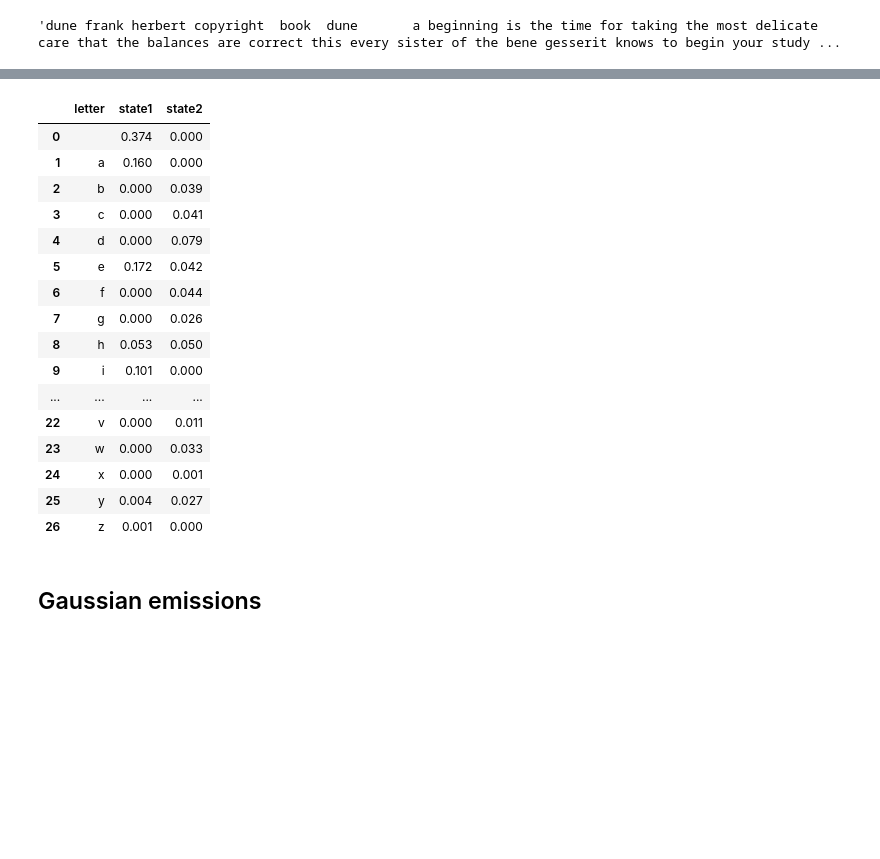
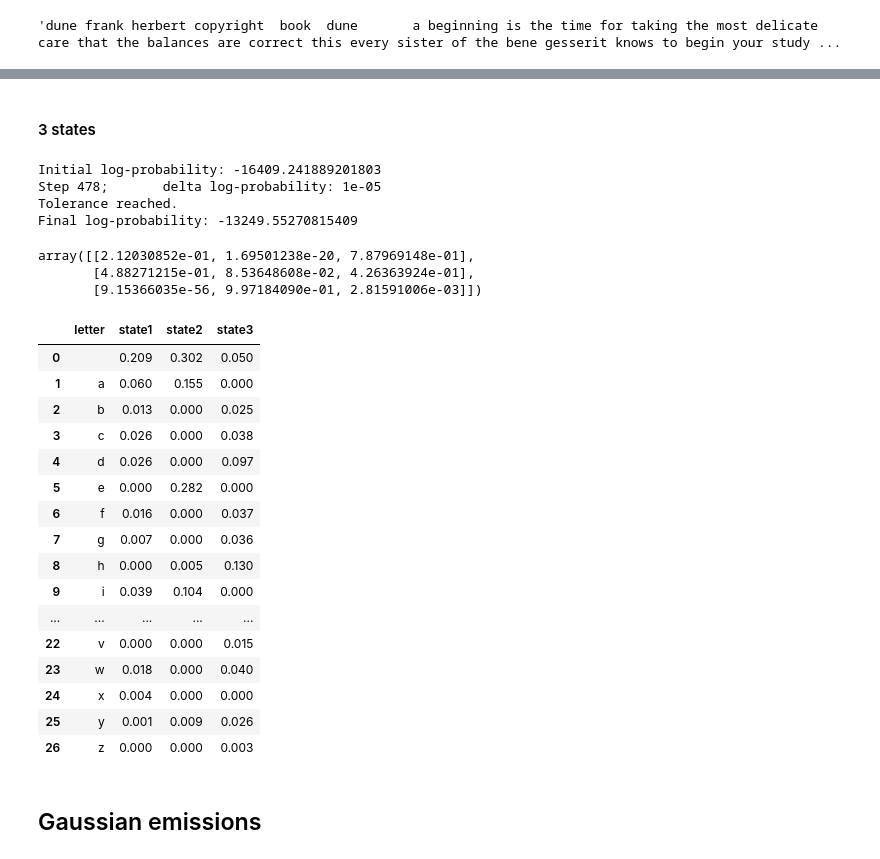
Before and after one commit to mpdylan/INFO510-public, a Jupyter notebook: notebooks/time_series/hmm.ipynb, the cells around one changed output, grey strips where cells are left out. Cells and saved outputs as stored; diff of their text form; code cells hidden in the pictures; blank space fills up the shorter version.

```diff
--- a/notebooks/time_series/hmm.ipynb
+++ b/notebooks/time_series/hmm.ipynb
@@ -353,22 +144,49 @@ array([[0.26608456, 0.73391544],
 # %%
-pd.DataFrame(data={'letter':list(chars), 'state1':np.round(dune_model.B[0,:], 3), 'state2':np.round(dune_model.B[1,:], 3)})
+pd.DataFrame(data={'letter':list(chars),
+                   'state1':np.round(dune_model.B[0,:], 3),
+                   'state2':np.round(dune_model.B[1,:], 3)})
-# %% [output]
-|  | letter | state1 | state2 |
-| 0 |  | 0.374 | 0.000 |
-| 1 | a | 0.160 | 0.000 |
-| 2 | b | 0.000 | 0.039 |
-| 3 | c | 0.000 | 0.041 |
-| 4 | d | 0.000 | 0.079 |
-| 5 | e | 0.172 | 0.042 |
-| 6 | f | 0.000 | 0.044 |
-| 7 | g | 0.000 | 0.026 |
-| 8 | h | 0.053 | 0.050 |
-| 9 | i | 0.101 | 0.000 |
-| ... | ... | ... | ... |
-| 22 | v | 0.000 | 0.011 |
-| 23 | w | 0.000 | 0.033 |
-| 24 | x | 0.000 | 0.001 |
-| 25 | y | 0.004 | 0.027 |
-| 26 | z | 0.001 | 0.000 |
+# %% [markdown]
+#### 3 states
+# %%
+A = MultinomialHMM.init_matrix(3,3)
+B = MultinomialHMM.init_matrix(3,27)
+π = MultinomialHMM.init_matrix(1,3).reshape(3)
+dune_model = MultinomialHMM(A, B, π)
+# %%
+dune_model.fit(dune[0:5000], max_iter=500, verbose = True)
+# %% [output]
+Initial log-probability: -16409.241889201803
+Step 478;       delta log-probability: 1e-05
+Tolerance reached.
+Final log-probability: -13249.55270815409
+# %%
+dune_model.A
+# %% [output]
+array([[2.12030852e-01, 1.69501238e-20, 7.87969148e-01],
+       [4.88271215e-01, 8.53648608e-02, 4.26363924e-01],
+       [9.15366035e-56, 9.97184090e-01, 2.81591006e-03]])
+# %%
+pd.DataFrame(data={'letter':list(chars),
+                   'state1':np.round(dune_model.B[0,:], 3),
+                   'state2':np.round(dune_model.B[1,:], 3),
+                   'state3':np.round(dune_model.B[2,:], 3)})
+# %% [output]
+|  | letter | state1 | state2 | state3 |
+| 0 |  | 0.209 | 0.302 | 0.050 |
+| 1 | a | 0.060 | 0.155 | 0.000 |
+| 2 | b | 0.013 | 0.000 | 0.025 |
+| 3 | c | 0.026 | 0.000 | 0.038 |
+| 4 | d | 0.026 | 0.000 | 0.097 |
+| 5 | e | 0.000 | 0.282 | 0.000 |
+| 6 | f | 0.016 | 0.000 | 0.037 |
+| 7 | g | 0.007 | 0.000 | 0.036 |
+| 8 | h | 0.000 | 0.005 | 0.130 |
+| 9 | i | 0.039 | 0.104 | 0.000 |
+| ... | ... | ... | ... | ... |
+| 22 | v | 0.000 | 0.000 | 0.015 |
+| 23 | w | 0.018 | 0.000 | 0.040 |
+| 24 | x | 0.004 | 0.000 | 0.000 |
+| 25 | y | 0.001 | 0.009 | 0.026 |
+| 26 | z | 0.000 | 0.000 | 0.003 |
 # %% [markdown]
 ## Gaussian emissions
```
Also changed, not shown: parts of 18 cells of this notebook, 1 other file.
